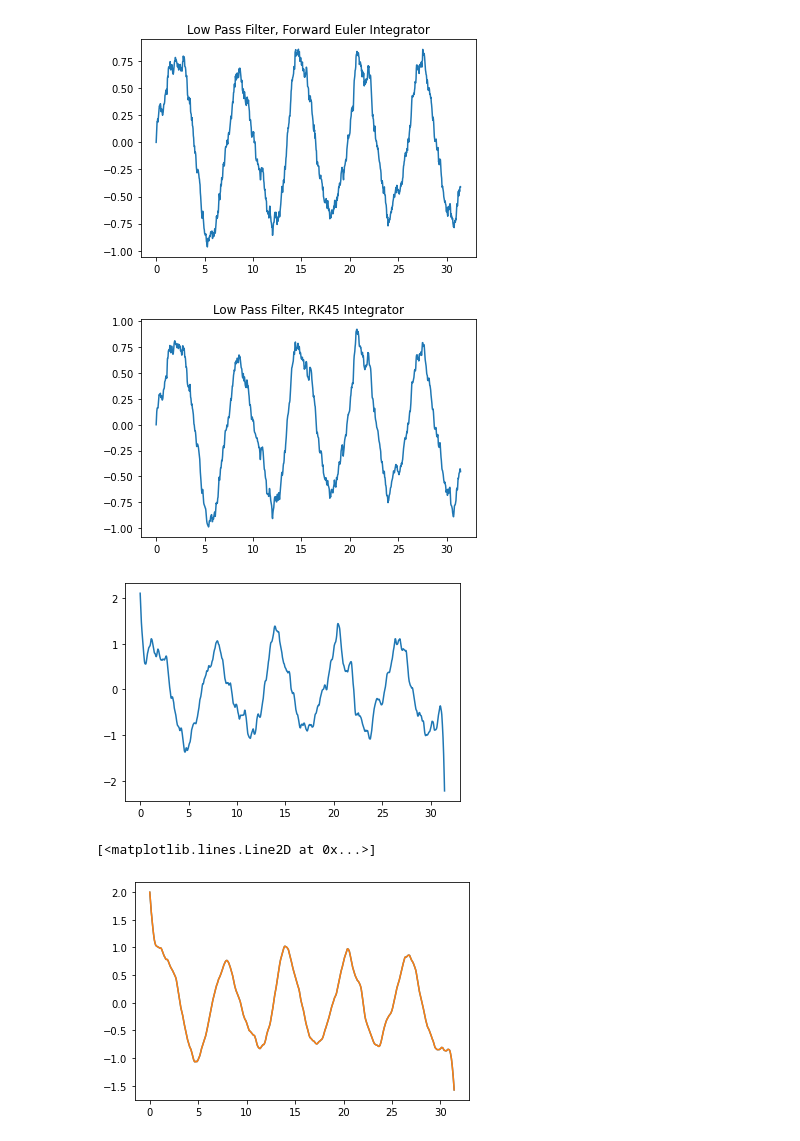
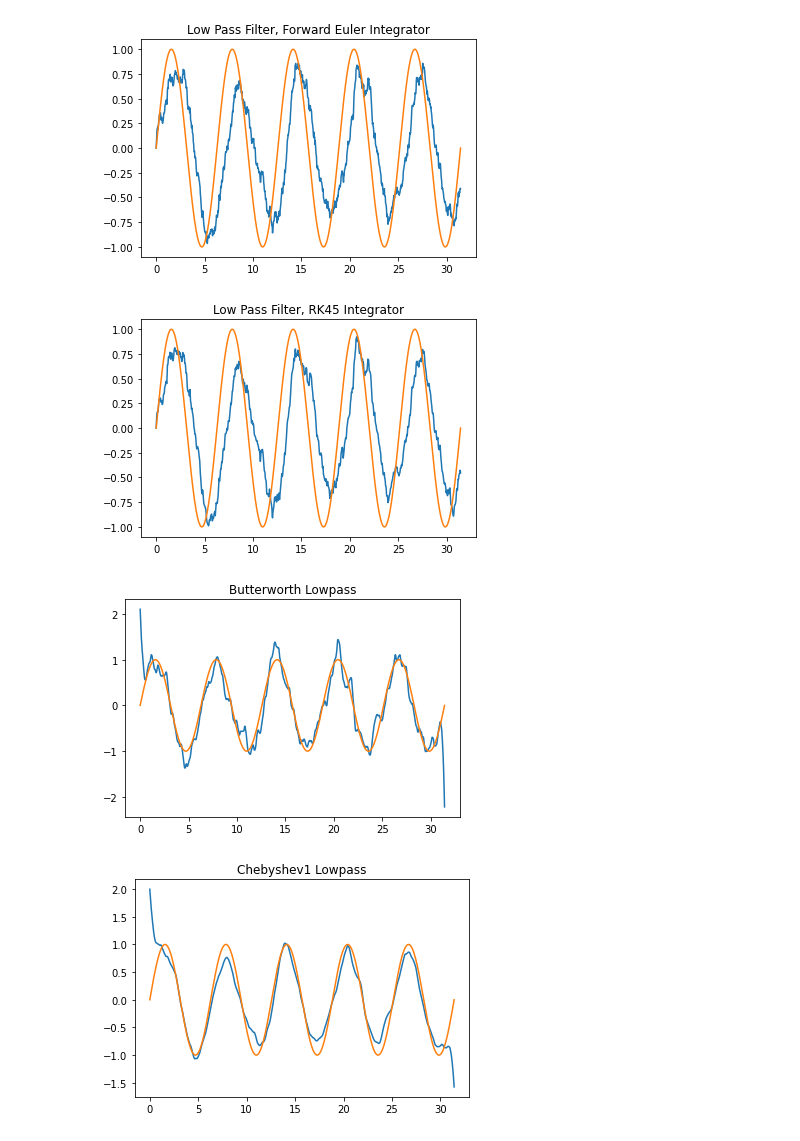
Before and after one commit to aaron-philip/NanoporeSequencingFiltering, a Jupyter notebook: notebooks/lowpassexample.ipynb, the cells around one changed output. Cells and saved outputs as stored; diff of their text form; code cells hidden in the pictures.

```diff
--- a/notebooks/lowpassexample.ipynb
+++ b/notebooks/lowpassexample.ipynb
@@ -58,6 +58,7 @@ def lowpass(tstep, Vin, tau):
 tau = 1
 tstep = tspan[1]-tspan[0]
 plt.plot(tspan,lowpass(tstep, Vinarray, tau))
+plt.plot(tspan, Vin(tspan))
 plt.title("Low Pass Filter, Forward Euler Integrator")
 plt.show()
 
@@ -65,37 +66,43 @@ plt.show()
 
 
 def f(t, y):
     dydt = (1/tau)*(Vinarray[find_nearest(tspan, t)]-y)
     return dydt
 
 
 sol = solve_ivp(lambda t, y: f(t, y),[tspan[0], tspan[-1]],[0], t_eval=tspan)
 plt.plot(sol.t, sol.y[0,:])
+plt.plot(tspan, Vin(tspan))
 plt.title("Low Pass Filter, RK45 Integrator")
 plt.show()
 #ax.plot(sol.t, x(sol.t), 'k-', label='Input')
 #ax.plot(sol.t, sol.y[0], 'k--', label='Output')
 #ax.legend(loc='best')
 
 b, a = scipy.signal.butter(1, 0.05)
-
 y = scipy.signal.filtfilt(b, a, Vinarray)
 #plt.plot(tspan, Vinarray, 'b', alpha=0.75)
 plt.plot(tspan,  y)
-
+plt.plot(tspan, Vin(tspan))
+plt.title("Butterworth Lowpass")
 plt.show()
 
 b, a = scipy.signal.cheby1(1, 20, 0.2)
 y = scipy.signal.filtfilt(b, a, Vinarray)
 plt.plot(tspan,  y)
+plt.plot(tspan, Vin(tspan))
+plt.title("Chebyshev1 Lowpass")
+plt.show()
 
 b, a = scipy.signal.cheby2(1, 20, 0.2)
 y = scipy.signal.filtfilt(b, a, Vinarray)
 plt.plot(tspan, y)
+plt.plot(tspan, Vin(tspan))
+plt.title("Chebyshev2 Lowpass")
+plt.show()
 # %% [output]
 [figure]
-[figure, old version]
+[figure, new version]
-[figure, old version]
+[figure, new version]
-[figure, old version]
+[figure, new version]
-[<matplotlib.lines.Line2D at 0x...>]
-[figure, old version]
+[figure, new version]
```
Also changed, not shown: parts of 1 cell of this notebook, 2 other files.
